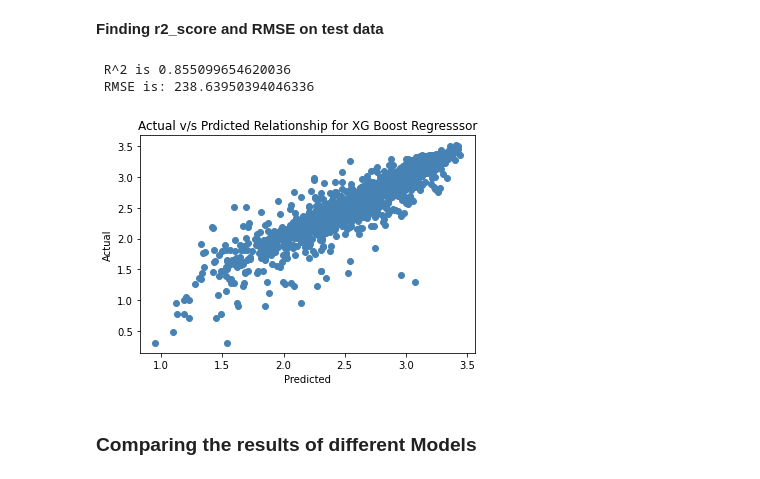
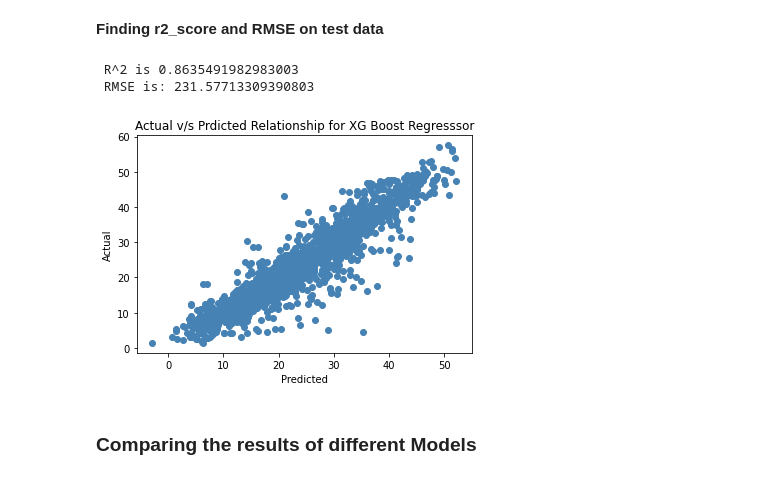
Before and after one commit to disuja7/Bike-sharing-demand-prediction, a Jupyter notebook: Deeshu_Kumar_Bike_Sharing_Demand_Prediction_Capstone_Project.ipynb, the cells around one changed output. Drawn from its saved outputs; the diff is of its cells as text; code cells hidden in the pictures.

```diff
--- a/Deeshu_Kumar_Bike_Sharing_Demand_Prediction_Capstone_Project.ipynb
+++ b/Deeshu_Kumar_Bike_Sharing_Demand_Prediction_Capstone_Project.ipynb
@@ -503,7 +505,7 @@ final_df = new_df.copy()
 # %%
 # defining dependent and independent variables
 X=final_df.drop('Rented Bike Count',axis=1)
-y=np.log10(final_df['Rented Bike Count'])
+y=np.sqrt(final_df['Rented Bike Count'])
 # %%
 # train test split
 X_train, X_test, y_train, y_test = train_test_split(X, y, test_size=0.2, random_state=0)
@@ -767,17 +771,17 @@ xgb_y_test_pred = xgb_model.predict(X_test)
 # %%
 from sklearn.metrics import r2_score
 plt.scatter(xgb_y_test_pred,y_test,color='steelblue')
 plt.xlabel('Predicted')
 plt.ylabel('Actual')
 plt.title('Actual v/s Prdicted Relationship for XG Boost Regresssor')
-xgb_R2_Score = r2_score(10**(y_test), 10**(xgb_y_test_pred))
-xgb_RMSE = np.sqrt(mean_squared_error(10**(y_test), 10**(xgb_y_test_pred)))
+xgb_R2_Score = r2_score(np.square(y_test), np.square(xgb_y_test_pred))
+xgb_RMSE = np.sqrt(mean_squared_error(np.square(y_test), np.square(xgb_y_test_pred)))
 evaluation_metric=(f' R^2 is {xgb_R2_Score}\n RMSE is: {xgb_RMSE}')
 print(evaluation_metric)
 # %% [output]
- R^2 is 0.855099654620036
- RMSE is: 238.63950394046336
+ R^2 is 0.8635491982983003
+ RMSE is: 231.57713309390803
-[figure, old version]
+[figure, new version]
 # %% [markdown]
 ### **Comparing the results of different Models**
 # %% [markdown]
```
Also changed, not shown: parts of 20 cells of this notebook.
